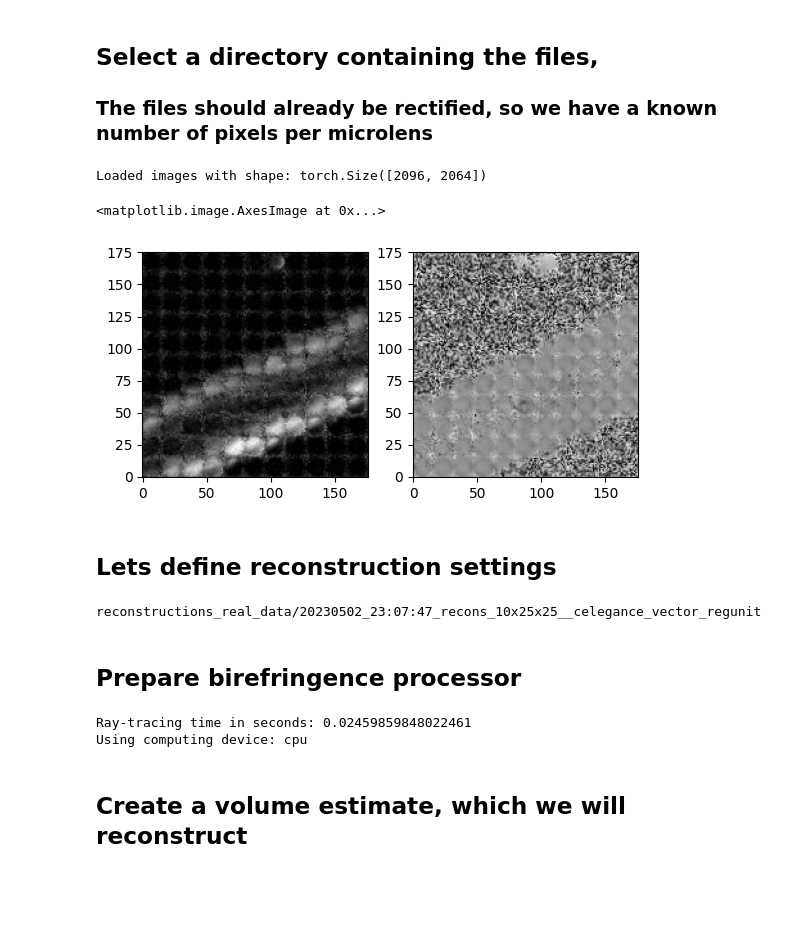
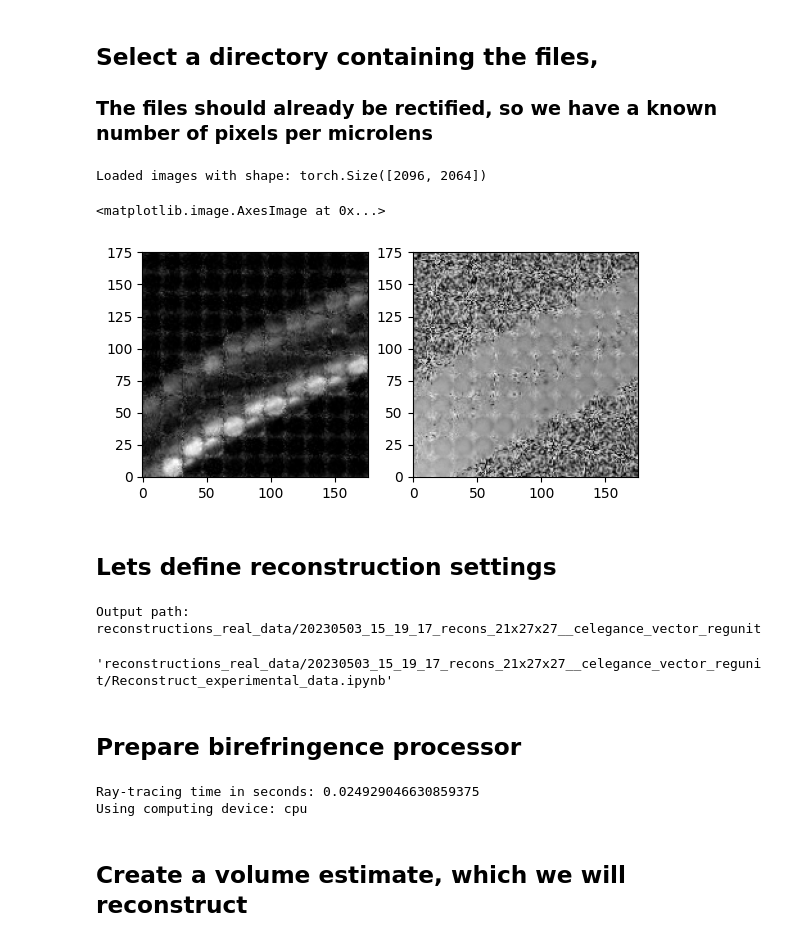
Before and after one commit to PolarizedLightFieldMicroscopy/BirTomo, a Jupyter notebook: Reconstruct_experimental_data.ipynb, the cells around one changed output. Drawn from its saved outputs; the diff is of its cells as text; code cells hidden in the pictures; blank space fills up the shorter version.

Commit message:
Initial reconstruction of measured data

```diff
--- a/Reconstruct_experimental_data.ipynb
+++ b/Reconstruct_experimental_data.ipynb
@@ -36,7 +36,7 @@ print(f'Loaded images with shape: {ret_image_measured.shape}')
 
 # Normalize data
 ret_image_measured /= ret_image_measured.max()
-ret_image_measured *= 0.001
+ret_image_measured *= 0.01
 azim_image_measured *= math.pi / azim_image_measured.max()
 
 # Lets load metadata
@@ -48,40 +48,45 @@ metadata =  json.loads(metadata)
 # Get optical parameters template
 optical_info = BirefringentVolume.get_optical_info_template()
 # Alter some of the optical parameters
-optical_info['volume_shape'] = [20,25,25]
+optical_info['volume_shape'] = [21,27,27]
 optical_info['axial_voxel_size_um'] = 1.0
 
 
 # MLA data
 optical_info['pixels_per_ml']       = math.ceil(metadata['calibrate']['ulens_pitch'] / metadata['calibrate']['pixel_size'])
 optical_info['n_micro_lenses']      = 11
 optical_info['n_voxels_per_ml']     = 1
-optical_info['axial_voxel_size_um'] = 2
+optical_info['axial_voxel_size_um'] = 1
 # Optics data
 optical_info['M_obj']           = metadata['calibrate']['objective_magnification']
 optical_info['na_obj']          = metadata['calibrate']['objective_na']
 optical_info['n_medium']        = metadata['calibrate']['medium_index']
 optical_info['wavelength']      = metadata['calibrate']['center_wavelength']
 optical_info['camera_pix_pitch']= metadata['calibrate']['pixel_size']
 
+# Helper function to crop interesting part of the volume
+def crop_volume(volume):
+    start = optical_info['volume_shape'][-1]//2-optical_info['n_micro_lenses']//2
+    end = start + optical_info['n_micro_lenses']
+    return volume[:,start:end, start:end]
 
 # Crop data based on n_micro_lenses and n_voxels_per_ml
-start_ml = [60,60]
+start_ml = [54,50]
 start_coords = [sc * optical_info['pixels_per_ml'] for sc in start_ml]
 end_coords = [sc + optical_info['n_micro_lenses'] * optical_info['pixels_per_ml'] for sc in start_coords ]
 
 ret_image_measured = ret_image_measured[start_coords[0]:end_coords[0], start_coords[1] : end_coords[1]]
 azim_image_measured = azim_image_measured[start_coords[0]:end_coords[0], start_coords[1] : end_coords[1]]
 
 # Plot images
 plt.subplot(1,2,1)
 plt.imshow(ret_image_measured.numpy(), cmap='gray')
 plt.subplot(1,2,2)
 plt.imshow(azim_image_measured.numpy(), cmap='gray')
 # %% [output]
 Loaded images with shape: torch.Size([2096, 2064])
 <matplotlib.image.AxesImage at 0x...>
-[figure, old version]
+[figure, new version]
 # %% [markdown]
 ## Lets define reconstruction settings
 # %%
@@ -90,10 +95,11 @@ loss = 'vector' # vector, L1all, L1_cos,
 # Do we add regularization?
 reg = 'unit' # unit, L1, L2
 training_params = {
-    'n_epochs' : 5001,                       # How long to train for
+    'n_epochs' : 1001,                      # How long to train for
     'azimuth_weight' : .5,                  # Azimuth loss weight
-    'regularization_weight' : 1.0,          # Regularization weight
-    'lr' : 1e-5,                            # Learning rate
+    'regularization_weight' : 0.0001,     # Regularization weight
+    'azimuth_lr_multiplier' : 20000,     # Learning rate multiplier
+    'lr' : 1e-4,                            # Learning rate
     'output_posfix' : f'{ds}_{loss}_reg{reg}'        # Output file name posfix
 }
 
@@ -103,15 +109,18 @@ azimuth_plot_type = 'hsv'
 
 # Create output directory
 now = datetime.datetime.now()
-dt_string = now.strftime("%Y%m%d_%H:%M:%S")
+dt_string = now.strftime("%Y%m%d_%H_%M_%S")
 output_dir = f'reconstructions_real_data/{dt_string}_recons_{optical_info["volume_shape"][0]}' \
                 + f'x{optical_info["volume_shape"][1]}x{optical_info["volume_shape"][2]}__{training_params["output_posfix"]}'
 os.makedirs(output_dir, exist_ok=True)
 torch.save({'optical_info' : optical_info,
             'training_params' : training_params}, f'{output_dir}/parameters.pt')
-print(output_dir)
+print(f'Output path: {output_dir}')
+# Copy this script to the output directory
+shutil.copy('Reconstruct_experimental_data.ipynb', f"{output_dir}/Reconstruct_experimental_data.ipynb")
 # %% [output]
-reconstructions_real_data/20230502_23:07:47_recons_10x25x25__celegance_vector_regunit
+Output path: reconstructions_real_data/20230503_15_19_17_recons_21x27x27__celegance_vector_regunit
+'reconstructions_real_data/20230503_15_19_17_recons_21x27x27__celegance_vector_regunit/Reconstruct_experimental_data.ipynb'
 # %% [markdown]
 ## Prepare birefringence processor
 # %%
@@ -133,7 +142,7 @@ device = "cpu"
 print(f'Using computing device: {device}')
 rays = rays.to(device)
 # %% [output]
-Ray-tracing time in seconds: 0.02459859848022461
+Ray-tracing time in seconds: 0.024929046630859375
 Using computing device: cpu
 # %% [markdown]
 ## Create a volume estimate, which we will reconstruct
```
Also changed, not shown: parts of 2 cells of this notebook, 1 other file.
